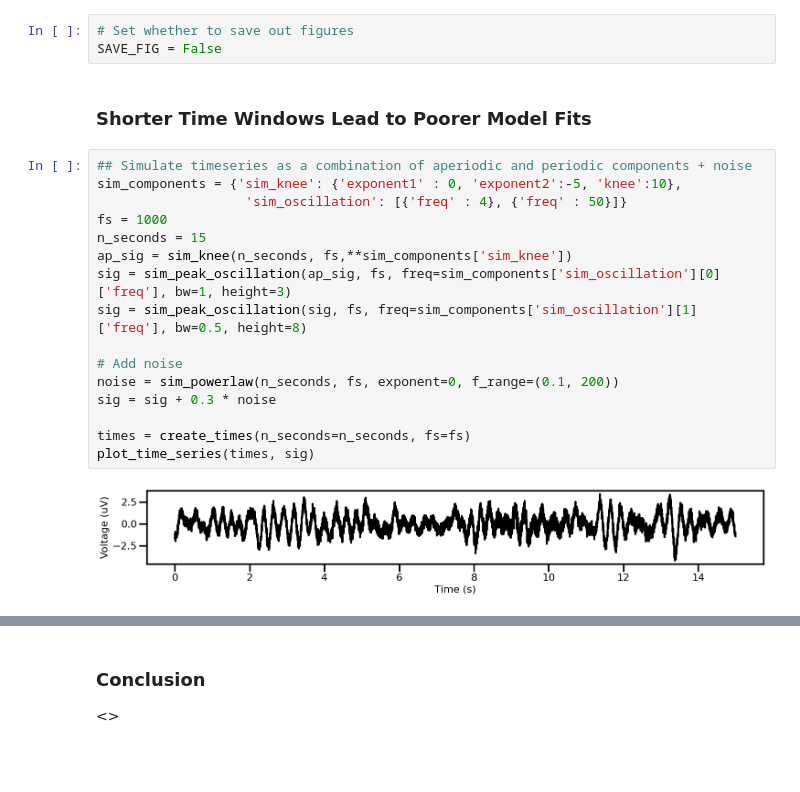
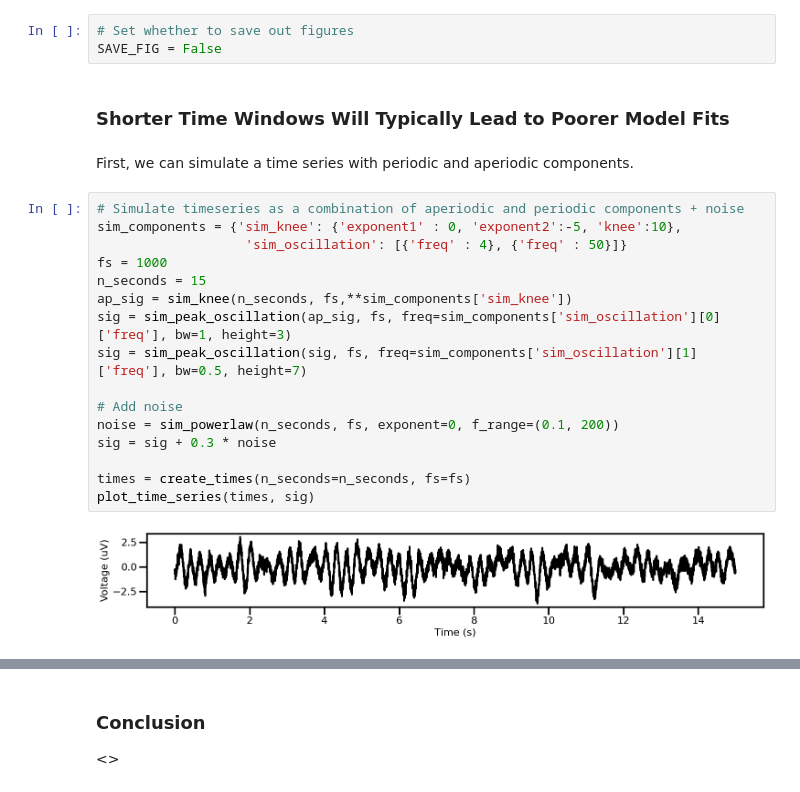
Before and after one commit to voytekresearch/AperiodicMethods, a Jupyter notebook: notebooks/Recommendation 05/Recommendation_05_ModelFits.ipynb, the cells around one changed output, grey strips where cells are left out. Saved outputs shown, nothing was run; the diff lists cells and outputs as text; blank space fills up the shorter version.

```diff
--- a/notebooks/Recommendation 05/Recommendation_05_ModelFits.ipynb
+++ b/notebooks/Recommendation 05/Recommendation_05_ModelFits.ipynb
@@ -53,22 +54,24 @@ set_random_seed(808)
 # Set whether to save out figures
 SAVE_FIG = False
 # %% [markdown]
-### Shorter Time Windows Lead to Poorer Model Fits
+### Shorter Time Windows Will Typically Lead to Poorer Model Fits
+# %% [markdown]
+First, we can simulate a time series with periodic and aperiodic components.
 # %%
-## Simulate timeseries as a combination of aperiodic and periodic components + noise
+# Simulate timeseries as a combination of aperiodic and periodic components + noise
 sim_components = {'sim_knee': {'exponent1' : 0, 'exponent2':-5, 'knee':10},
                    'sim_oscillation': [{'freq' : 4}, {'freq' : 50}]}
 fs = 1000
 n_seconds = 15
 ap_sig = sim_knee(n_seconds, fs,**sim_components['sim_knee'])
 sig = sim_peak_oscillation(ap_sig, fs, freq=sim_components['sim_oscillation'][0]['freq'], bw=1, height=3)
-sig = sim_peak_oscillation(sig, fs, freq=sim_components['sim_oscillation'][1]['freq'], bw=0.5, height=8)
+sig = sim_peak_oscillation(sig, fs, freq=sim_components['sim_oscillation'][1]['freq'], bw=0.5, height=7)
 
 # Add noise
 noise = sim_powerlaw(n_seconds, fs, exponent=0, f_range=(0.1, 200))
 sig = sig + 0.3 * noise
 
 times = create_times(n_seconds=n_seconds, fs=fs)
 plot_time_series(times, sig)
 # %% [output]
-[figure, old version]
+[figure, new version]
```
Also changed, not shown: parts of 24 cells of this notebook.
